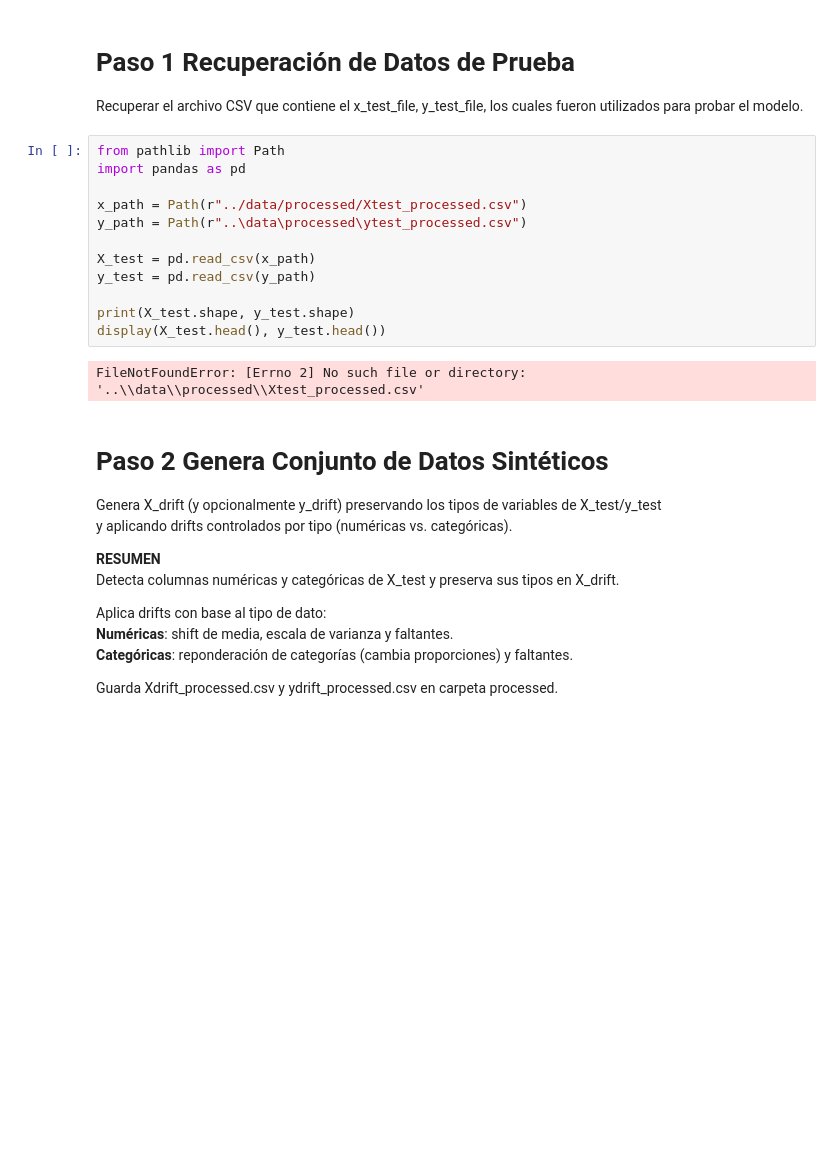
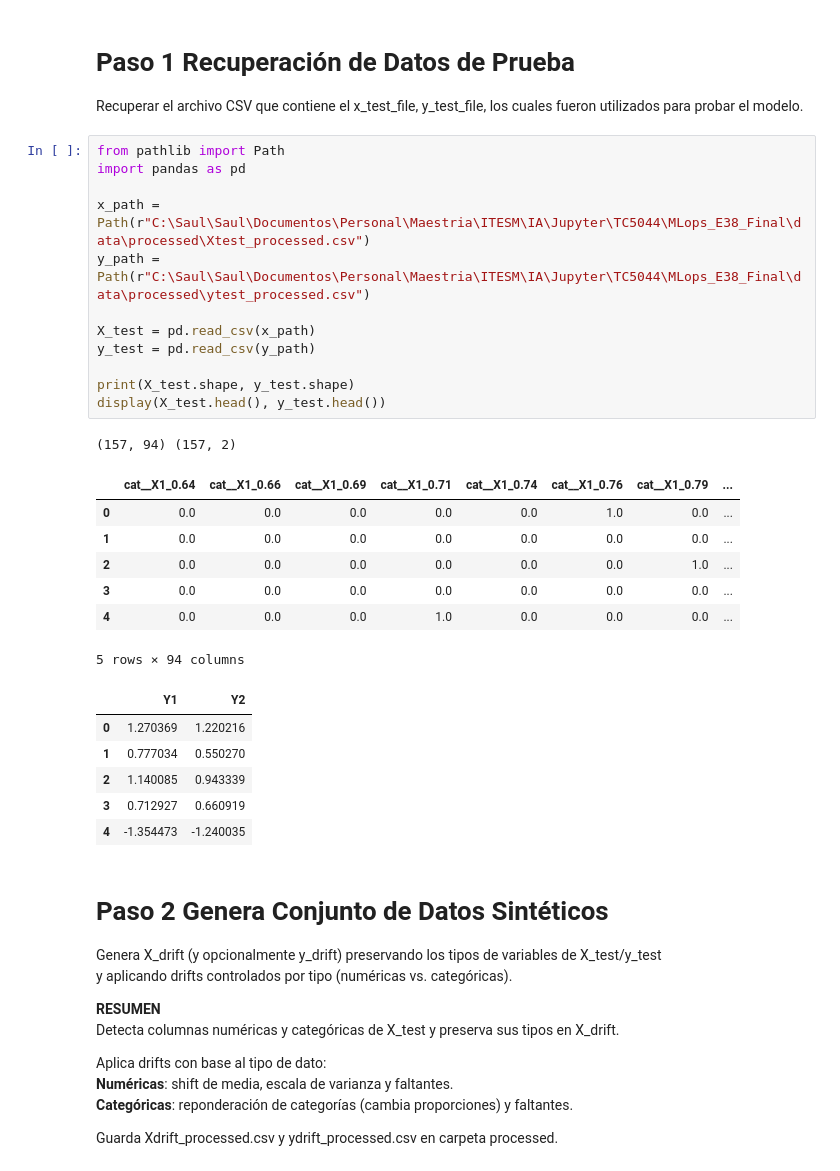
Before and after one commit to Jarcos09/MLops_E38_Final, a Jupyter notebook: notebooks/DriftDetection_3.ipynb, the cells around one changed output. Saved outputs shown, nothing was run; the diff lists cells and outputs as text; blank space fills up the shorter version.

```diff
--- a/notebooks/DriftDetection_3.ipynb
+++ b/notebooks/DriftDetection_3.ipynb
@@ -4,17 +4,30 @@ Recuperar el archivo CSV que contiene el x_test_file, y_test_file, los cuales fu
 # %%
 from pathlib import Path
 import pandas as pd
 
-x_path = Path(r"../data/processed/Xtest_processed.csv")
-y_path = Path(r"..\data\processed\ytest_processed.csv")
+x_path = Path(r"C:\Saul\Saul\Documentos\Personal\Maestria\ITESM\IA\Jupyter\TC5044\MLops_E38_Final\data\processed\Xtest_processed.csv")
+y_path = Path(r"C:\Saul\Saul\Documentos\Personal\Maestria\ITESM\IA\Jupyter\TC5044\MLops_E38_Final\data\processed\ytest_processed.csv")
 
 X_test = pd.read_csv(x_path)
 y_test = pd.read_csv(y_path)
 
 print(X_test.shape, y_test.shape)
 display(X_test.head(), y_test.head())
 # %% [output]
-FileNotFoundError: [Errno 2] No such file or directory: '..\\data\\processed\\Xtest_processed.csv'
+(157, 94) (157, 2)
+|  | cat__X1_0.64 | cat__X1_0.66 | cat__X1_0.69 | cat__X1_0.71 | cat__X1_0.74 | cat__X1_0.76 | cat__X1_0.79 | ... |
+| 0 | 0.0 | 0.0 | 0.0 | 0.0 | 0.0 | 1.0 | 0.0 | ... |
+| 1 | 0.0 | 0.0 | 0.0 | 0.0 | 0.0 | 0.0 | 0.0 | ... |
+| 2 | 0.0 | 0.0 | 0.0 | 0.0 | 0.0 | 0.0 | 1.0 | ... |
+| 3 | 0.0 | 0.0 | 0.0 | 0.0 | 0.0 | 0.0 | 0.0 | ... |
+| 4 | 0.0 | 0.0 | 0.0 | 1.0 | 0.0 | 0.0 | 0.0 | ... |
+5 rows × 94 columns
+|  | Y1 | Y2 |
+| 0 | 1.270369 | 1.220216 |
+| 1 | 0.777034 | 0.550270 |
+| 2 | 1.140085 | 0.943339 |
+| 3 | 0.712927 | 0.660919 |
+| 4 | -1.354473 | -1.240035 |
 # %% [markdown]
 # Paso 2 Genera Conjunto de Datos Sintéticos
 Genera X_drift (y opcionalmente y_drift) preservando los tipos de variables de X_test/y_test <br>
```
